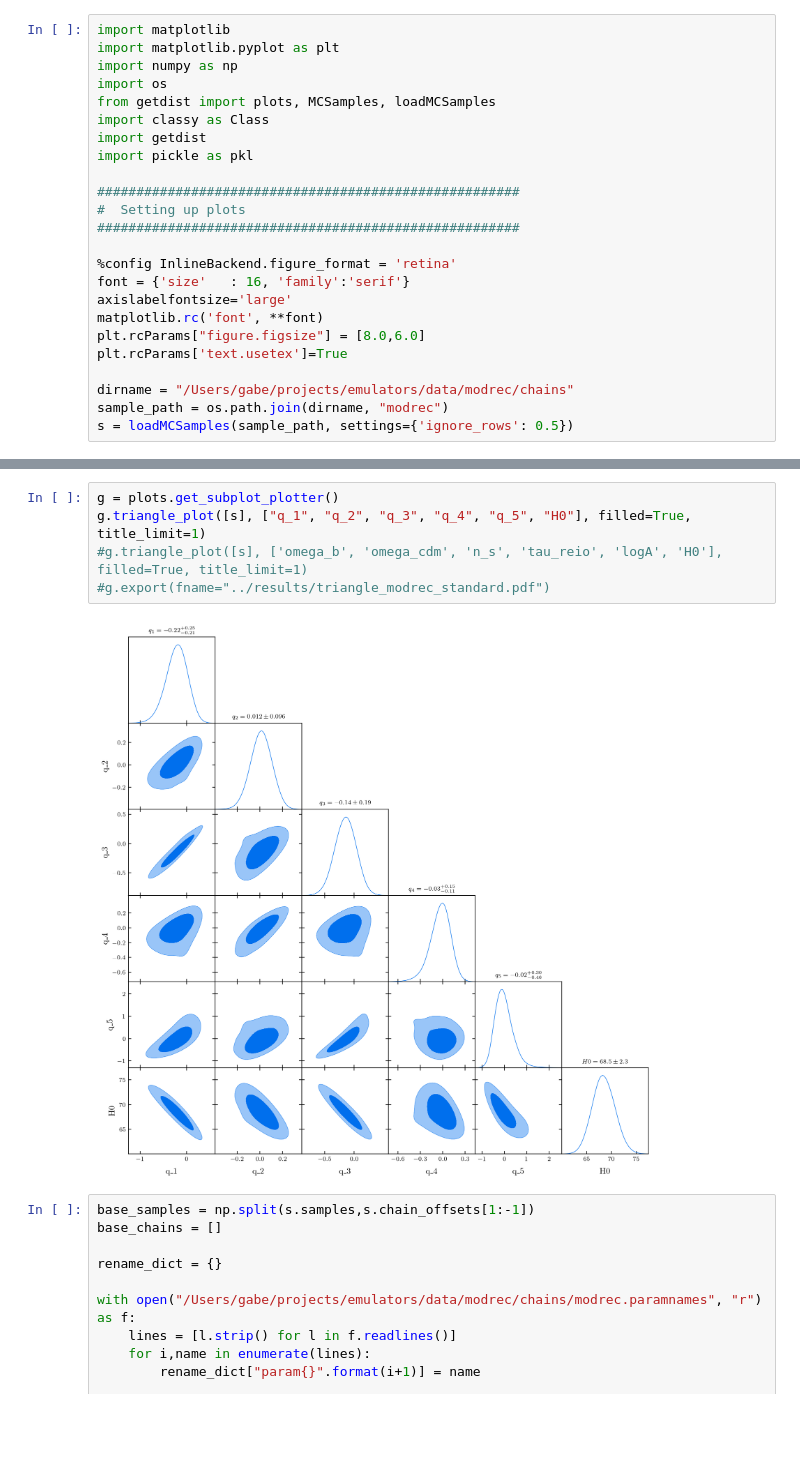
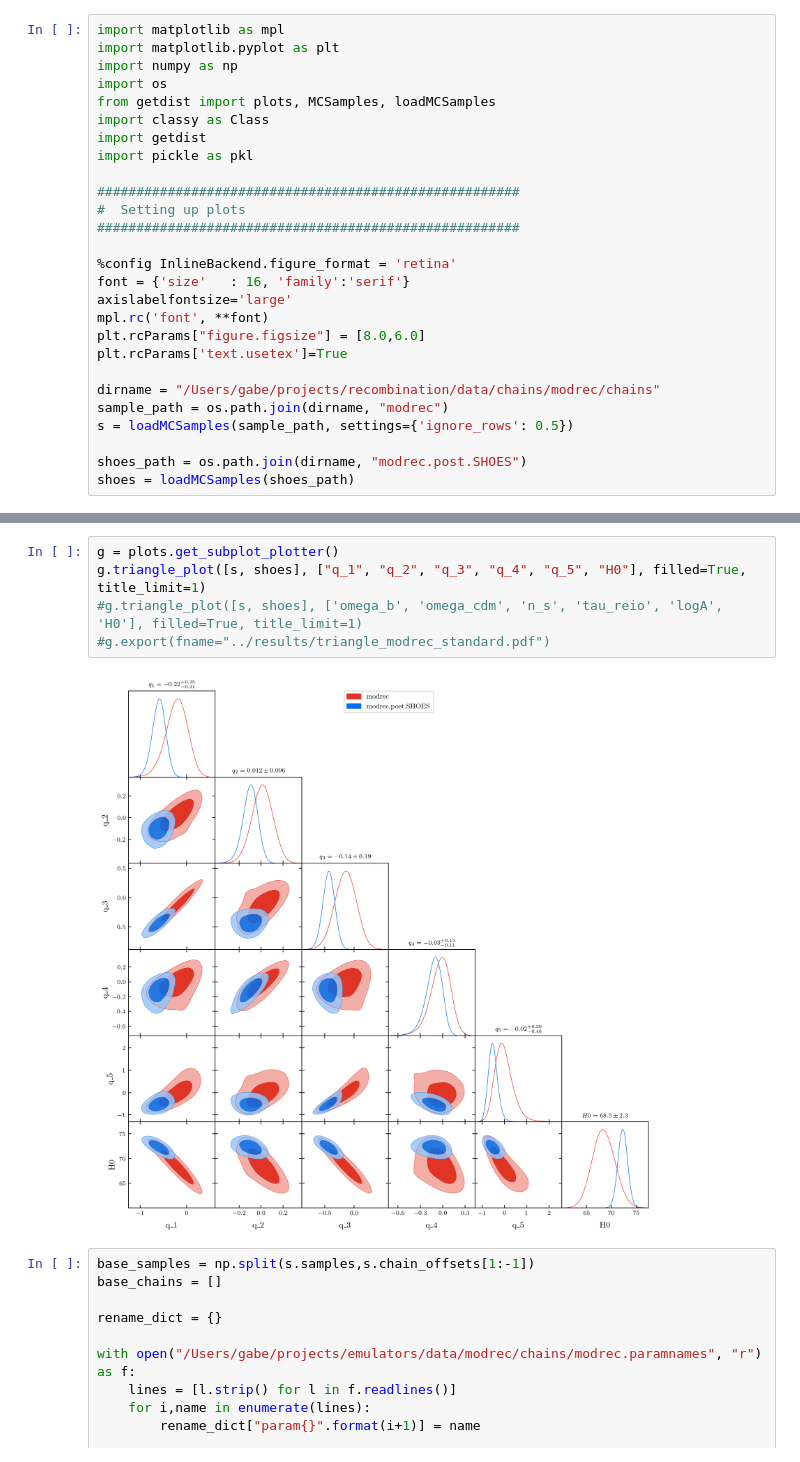
Before and after one commit to gplynch619/recombination, a Jupyter notebook: notebooks/chain_examining.ipynb, the cells around one changed output, grey strips where cells are left out. Cells and saved outputs as stored; diff of their text form; blank space fills up the shorter version.

```diff
--- a/notebooks/chain_examining.ipynb
+++ b/notebooks/chain_examining.ipynb
@@ -1,5 +1,5 @@
 # %%
-import matplotlib
+import matplotlib as mpl
 import matplotlib.pyplot as plt
 import numpy as np
 import os
@@ -15,10 +15,13 @@ import pickle as pkl
 %config InlineBackend.figure_format = 'retina'
 font = {'size'   : 16, 'family':'serif'}
 axislabelfontsize='large'
-matplotlib.rc('font', **font)
+mpl.rc('font', **font)
 plt.rcParams["figure.figsize"] = [8.0,6.0]
 plt.rcParams['text.usetex']=True
 
-dirname = "/Users/gabe/projects/emulators/data/modrec/chains"
+dirname = "/Users/gabe/projects/recombination/data/chains/modrec/chains"
 sample_path = os.path.join(dirname, "modrec")
 s = loadMCSamples(sample_path, settings={'ignore_rows': 0.5})
+
+shoes_path = os.path.join(dirname, "modrec.post.SHOES")
+shoes = loadMCSamples(shoes_path)
@@ -35,10 +28,10 @@ Removed 0.5 as burn in
 # %%
 g = plots.get_subplot_plotter()
-g.triangle_plot([s], ["q_1", "q_2", "q_3", "q_4", "q_5", "H0"], filled=True, title_limit=1)
-#g.triangle_plot([s], ['omega_b', 'omega_cdm', 'n_s', 'tau_reio', 'logA', 'H0'], filled=True, title_limit=1)
+g.triangle_plot([s, shoes], ["q_1", "q_2", "q_3", "q_4", "q_5", "H0"], filled=True, title_limit=1)
+#g.triangle_plot([s, shoes], ['omega_b', 'omega_cdm', 'n_s', 'tau_reio', 'logA', 'H0'], filled=True, title_limit=1)
 #g.export(fname="../results/triangle_modrec_standard.pdf")
 # %% [output]
-[figure, old version]
+[figure, new version]
 # %%
 base_samples = np.split(s.samples,s.chain_offsets[1:-1])
 base_chains = []
```
Also changed, not shown: parts of 5 cells of this notebook, 2 other files.
